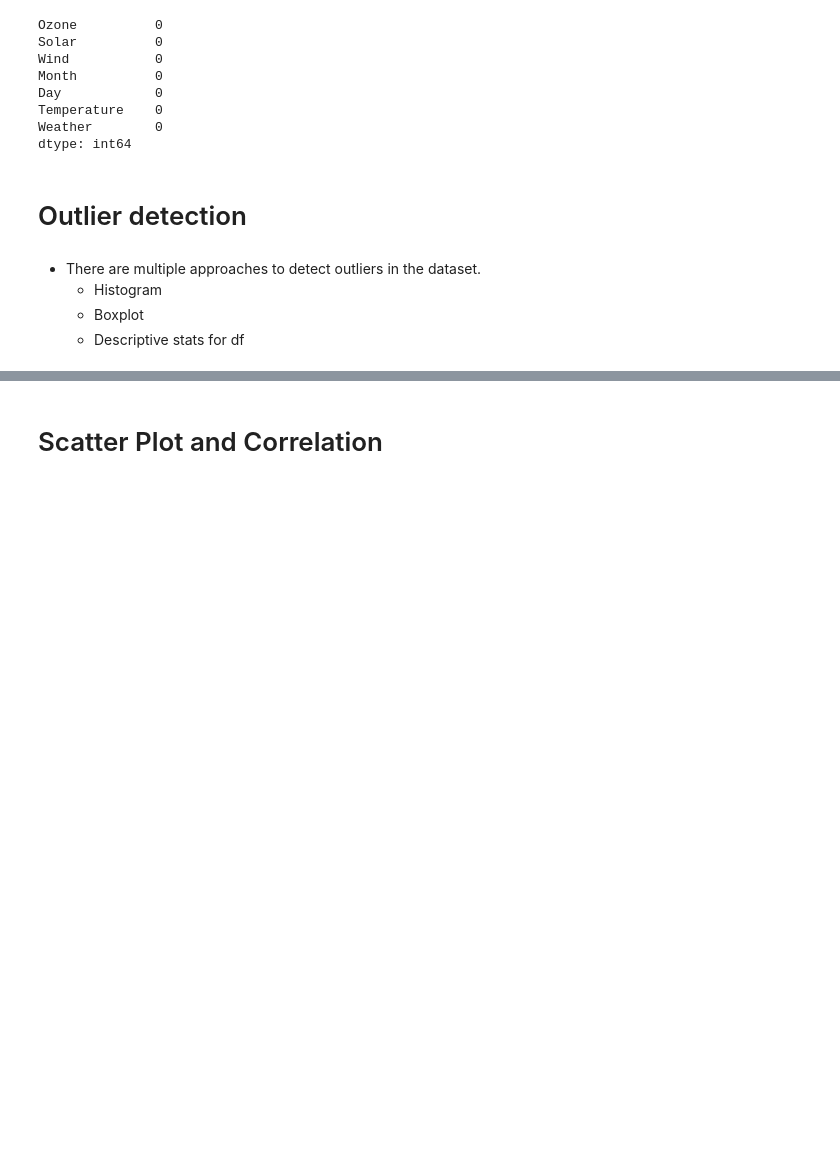
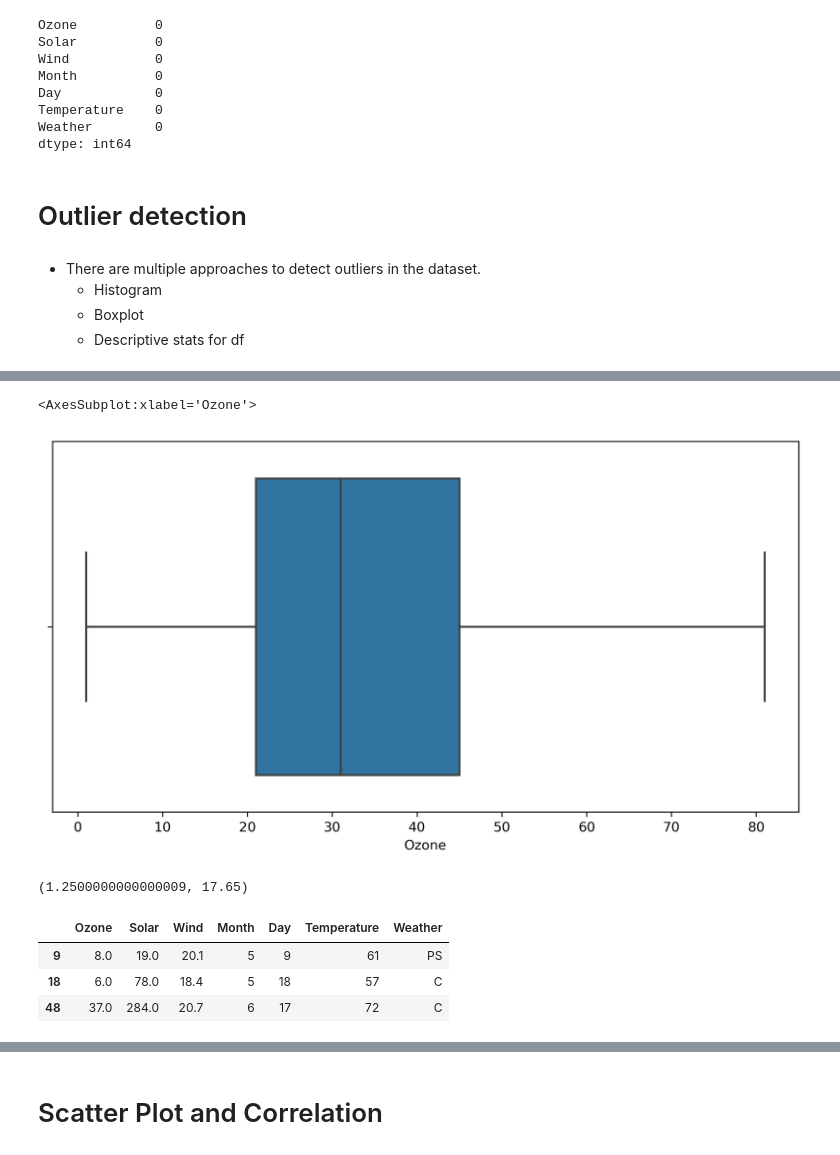
Before and after one commit to aishwaryamate/14July-Batch, a Jupyter notebook: Machine Learning/EDA-1/EDA- 1.ipynb, the cells around one changed output, grey strips where cells are left out. Cells and saved outputs as stored; diff of their text form; code cells hidden in the pictures; blank space fills up the shorter version.

```diff
--- a/Machine Learning/EDA-1/EDA- 1.ipynb
+++ b/Machine Learning/EDA-1/EDA- 1.ipynb
@@ -472,2 +543,20 @@ dtype: int64
 # %%
 #Capping Outliers
+# %%
+df.loc[df['Ozone']>81.0,'Ozone'] = 81.0
+# %%
+sns.boxplot(df['Ozone'])
+# %% [output]
+<AxesSubplot:xlabel='Ozone'>
+[figure, added]
+# %%
+outlier_detection(df, 'Wind')
+# %% [output]
+(1.2500000000000009, 17.65)
+# %%
+df[df['Wind'] > 17.65]
+# %% [output]
+|  | Ozone | Solar | Wind | Month | Day | Temperature | Weather |
+| 9 | 8.0 | 19.0 | 20.1 | 5 | 9 | 61 | PS |
+| 18 | 6.0 | 78.0 | 18.4 | 5 | 18 | 57 | C |
+| 48 | 37.0 | 284.0 | 20.7 | 6 | 17 | 72 | C |
```
Also changed, not shown: parts of 11 cells of this notebook.
